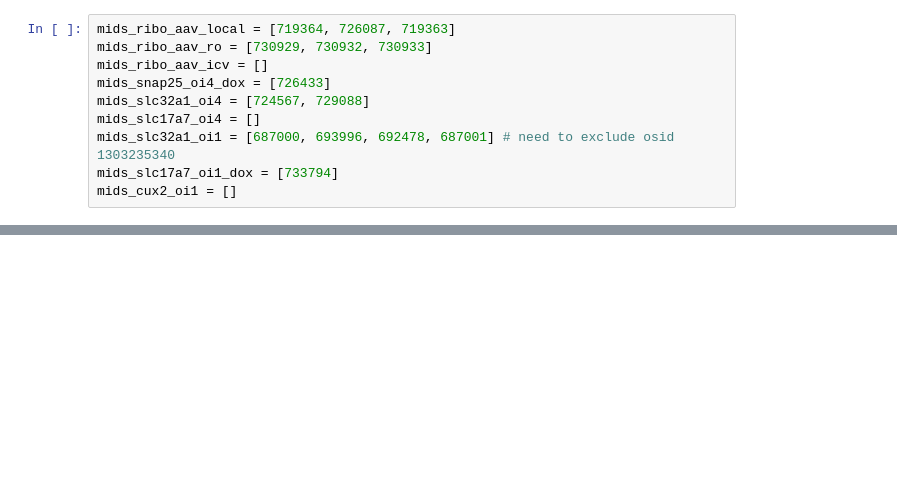
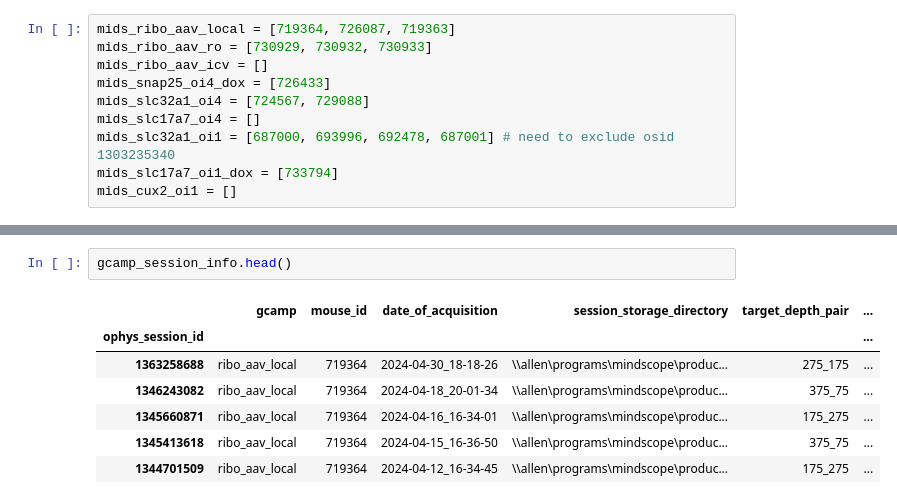
Before and after one commit to AllenNeuralDynamics/lamf_analysis_lims, a Jupyter notebook: pilot_data_analysis/GCaMP/240701_query_lims_data.ipynb, the cells around one changed output, grey strips where cells are left out. Cells and saved outputs as stored; diff of their text form; blank space fills up the shorter version.

```diff
--- a/pilot_data_analysis/GCaMP/240701_query_lims_data.ipynb
+++ b/pilot_data_analysis/GCaMP/240701_query_lims_data.ipynb
@@ -164,0 +136,10 @@ Index(['equipment_name', 'donor_id', 'full_genotype', 'mouse_id',
+# %%
+gcamp_session_info.head()
+# %% [output]
+|  | gcamp | mouse_id | date_of_acquisition | session_storage_directory | target_depth_pair | ... |
+| ophys_session_id |  |  |  |  |  | ... |
+| 1363258688 | ribo_aav_local | 719364 | 2024-04-30_18-18-26 | \\allen\programs\mindscope\produc... | 275_175 | ... |
+| 1346243082 | ribo_aav_local | 719364 | 2024-04-18_20-01-34 | \\allen\programs\mindscope\produc... | 375_75 | ... |
+| 1345660871 | ribo_aav_local | 719364 | 2024-04-16_16-34-01 | \\allen\programs\mindscope\produc... | 175_275 | ... |
+| 1345413618 | ribo_aav_local | 719364 | 2024-04-15_16-36-50 | \\allen\programs\mindscope\produc... | 375_75 | ... |
+| 1344701509 | ribo_aav_local | 719364 | 2024-04-12_16-34-45 | \\allen\programs\mindscope\produc... | 175_275 | ... |
```
Also changed, not shown: parts of 30 cells of this notebook.
